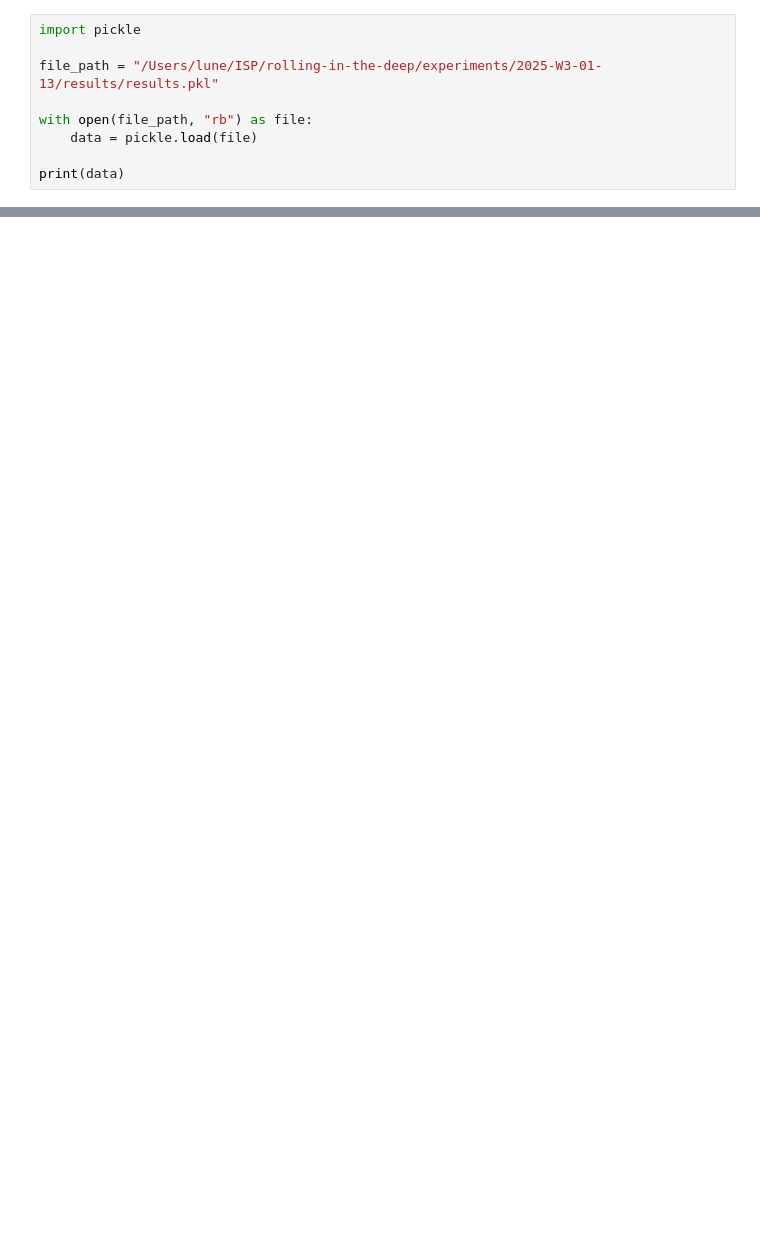
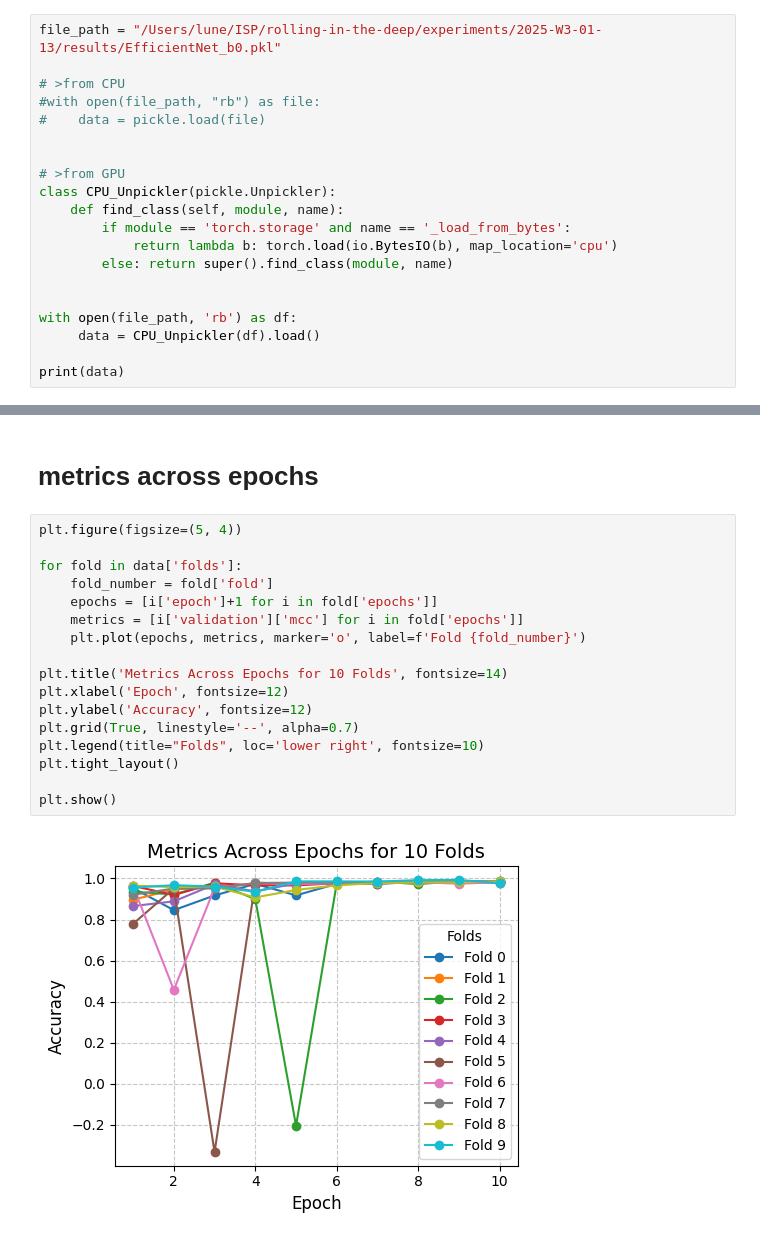
Before and after one commit to agurianova/rolling-in-the-deep, a Jupyter notebook: notebooks/results.ipynb, the cells around one changed output, grey strips where cells are left out. Cells and saved outputs as stored; diff of their text form; blank space fills up the shorter version.

Commit message:
results notenook was updated

```diff
--- a/notebooks/results.ipynb
+++ b/notebooks/results.ipynb
@@ -1,10 +8,21 @@
 # %%
-import pickle
+file_path = "/Users/lune/ISP/rolling-in-the-deep/experiments/2025-W3-01-13/results/EfficientNet_b0.pkl"
 
-file_path = "/Users/lune/ISP/rolling-in-the-deep/experiments/2025-W3-01-13/results/results.pkl"
+# >from CPU
+#with open(file_path, "rb") as file:
+#    data = pickle.load(file)
 
-with open(file_path, "rb") as file:
-    data = pickle.load(file)
+
+# >from GPU
+class CPU_Unpickler(pickle.Unpickler):
+    def find_class(self, module, name):
+        if module == 'torch.storage' and name == '_load_from_bytes':
+            return lambda b: torch.load(io.BytesIO(b), map_location='cpu')
+        else: return super().find_class(module, name)
+
+
+with open(file_path, 'rb') as df:
+     data = CPU_Unpickler(df).load()
 
 print(data)
 # %% [output]
@@ -74,0 +30,21 @@ plt.show()
+# %% [markdown]
+# metrics across epochs
+# %%
+plt.figure(figsize=(5, 4))
+
+for fold in data['folds']:
+    fold_number = fold['fold']
+    epochs = [i['epoch']+1 for i in fold['epochs']]
+    metrics = [i['validation']['mcc'] for i in fold['epochs']]
+    plt.plot(epochs, metrics, marker='o', label=f'Fold {fold_number}')
+
+plt.title('Metrics Across Epochs for 10 Folds', fontsize=14)
+plt.xlabel('Epoch', fontsize=12)
+plt.ylabel('Accuracy', fontsize=12)
+plt.grid(True, linestyle='--', alpha=0.7)
+plt.legend(title="Folds", loc='lower right', fontsize=10)
+plt.tight_layout()
+
+plt.show()
+# %% [output]
+[figure, added]
```
Also changed, not shown: parts of 12 cells of this notebook.
